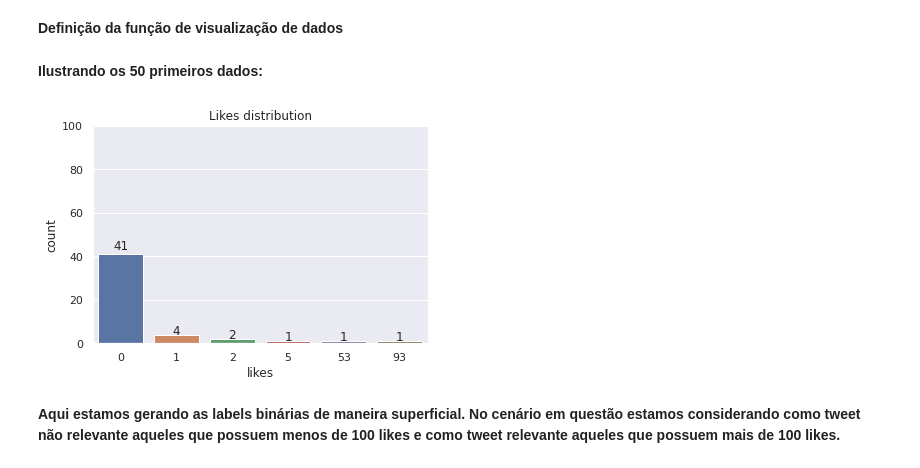
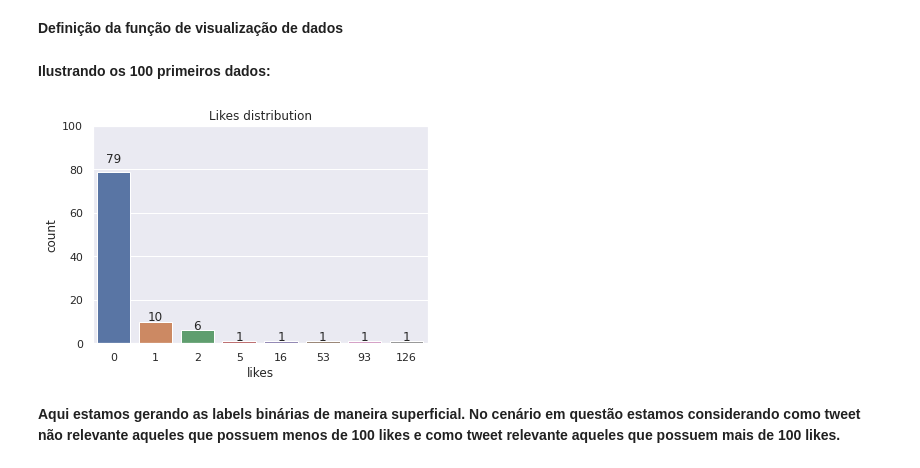
Before and after one commit to leohas/ai-project, a Jupyter notebook: Predição_de_relevância_de_tweets_sobre_o_resultado_do_julgamento_de_Johnny_Depp_x_Amber_Heard.ipynb, the cells around one changed output. Drawn from its saved outputs; the diff is of its cells as text; code cells hidden in the pictures.

```diff
--- a/Predição_de_relevância_de_tweets_sobre_o_resultado_do_julgamento_de_Johnny_Depp_x_Amber_Heard.ipynb
+++ b/Predição_de_relevância_de_tweets_sobre_o_resultado_do_julgamento_de_Johnny_Depp_x_Amber_Heard.ipynb
@@ -97,11 +97,11 @@ def plot(df, x='likes_count', title='Likes distribution', xlabel='likes', ylim=1
 
     ax.set_ylim(0, ylim)
 # %% [markdown]
-**Ilustrando os 50 primeiros dados:**
+**Ilustrando os 100 primeiros dados:**
 # %%
-plot(df[:50])
+plot(df[:100])
 # %% [output]
-[figure, old version]
+[figure, new version]
 # %% [markdown]
 **Aqui estamos gerando as labels binárias de maneira superficial. No cenário em questão estamos considerando como tweet não relevante aqueles que possuem menos de 100 likes e como tweet relevante aqueles que possuem mais de 100 likes.**
 # %%
```
Also changed, not shown: parts of 9 cells of this notebook.
